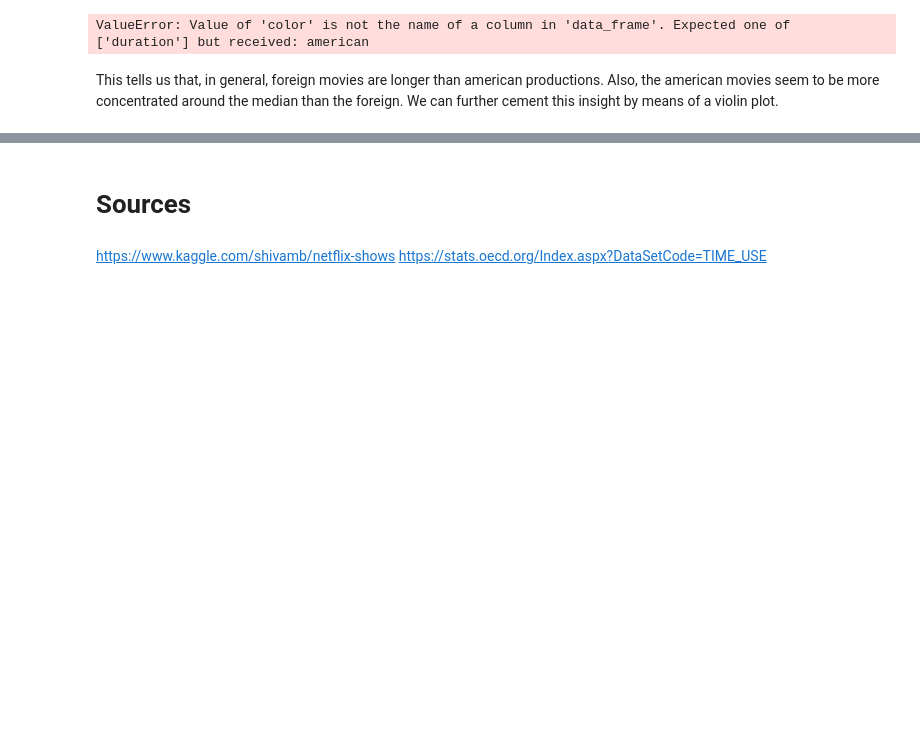
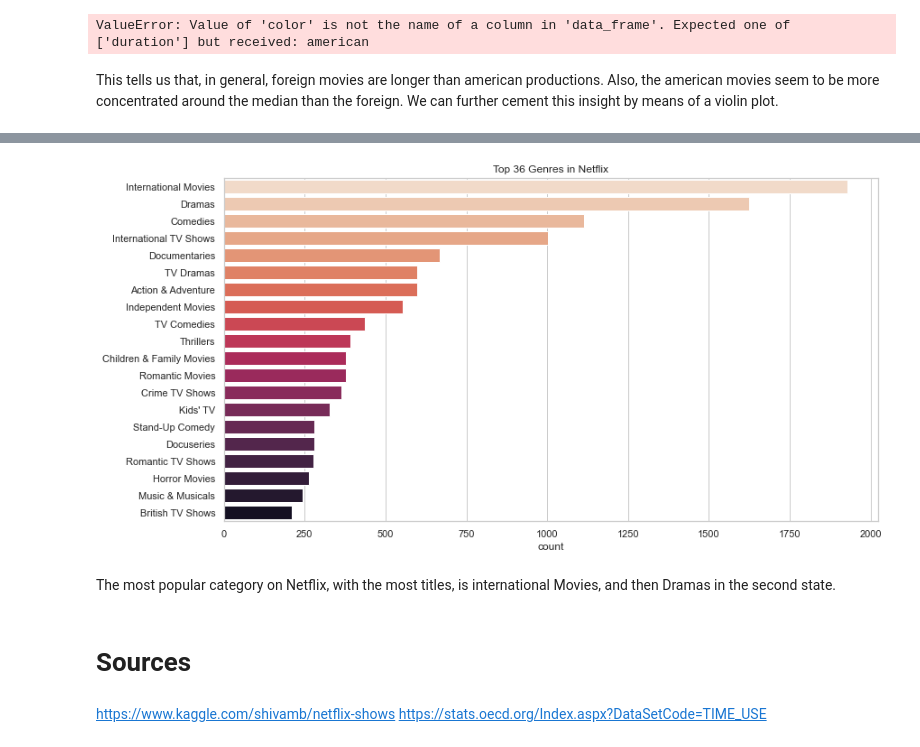
Before and after one commit to ta-data-mexpt/project-dataviz, a Jupyter notebook: Data Visualization Jupyter Notebook.ipynb, the cells around one changed output, grey strips where cells are left out. Drawn from its saved outputs; the diff is of its cells as text; code cells hidden in the pictures; blank space fills up the shorter version.

```diff
--- a/Data Visualization Jupyter Notebook.ipynb
+++ b/Data Visualization Jupyter Notebook.ipynb
@@ -443,3 +443,6 @@ fig.show()
 #https://www.kaggle.com/jmcquillan/exploring-the-netflix-dataset
 # %%
 # scatter plot
+# %%
+top_listed_genre = titles.set_index('title').listed_in.str.split(', ', expand=True).stack().reset_index(level=1, drop=True)
+top_listed_genre
@@ -445,0 +463,9 @@ fig.show()
+# %%
+plt.figure(figsize=(13,7))
+plt.title('Top 36 Genres in Netflix')
+sns.countplot(y = top_listed_genre, order=top_listed_genre.value_counts().index[:20], palette='rocket_r')
+plt.show()
+# %% [output]
+[figure, added]
+# %% [markdown]
+The most popular category on Netflix, with the most titles, is international Movies, and then Dramas in the second state.
```
Also changed, not shown: parts of 2 cells of this notebook.
